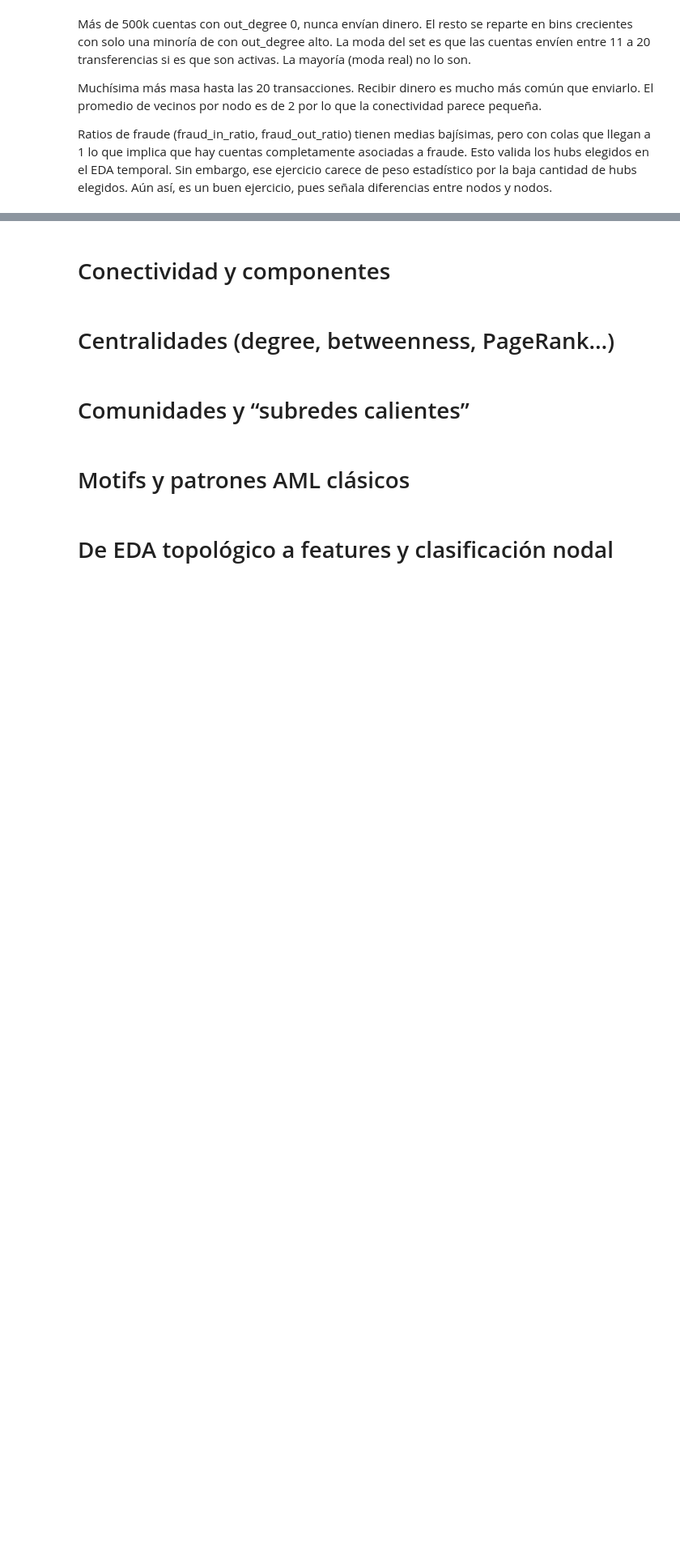
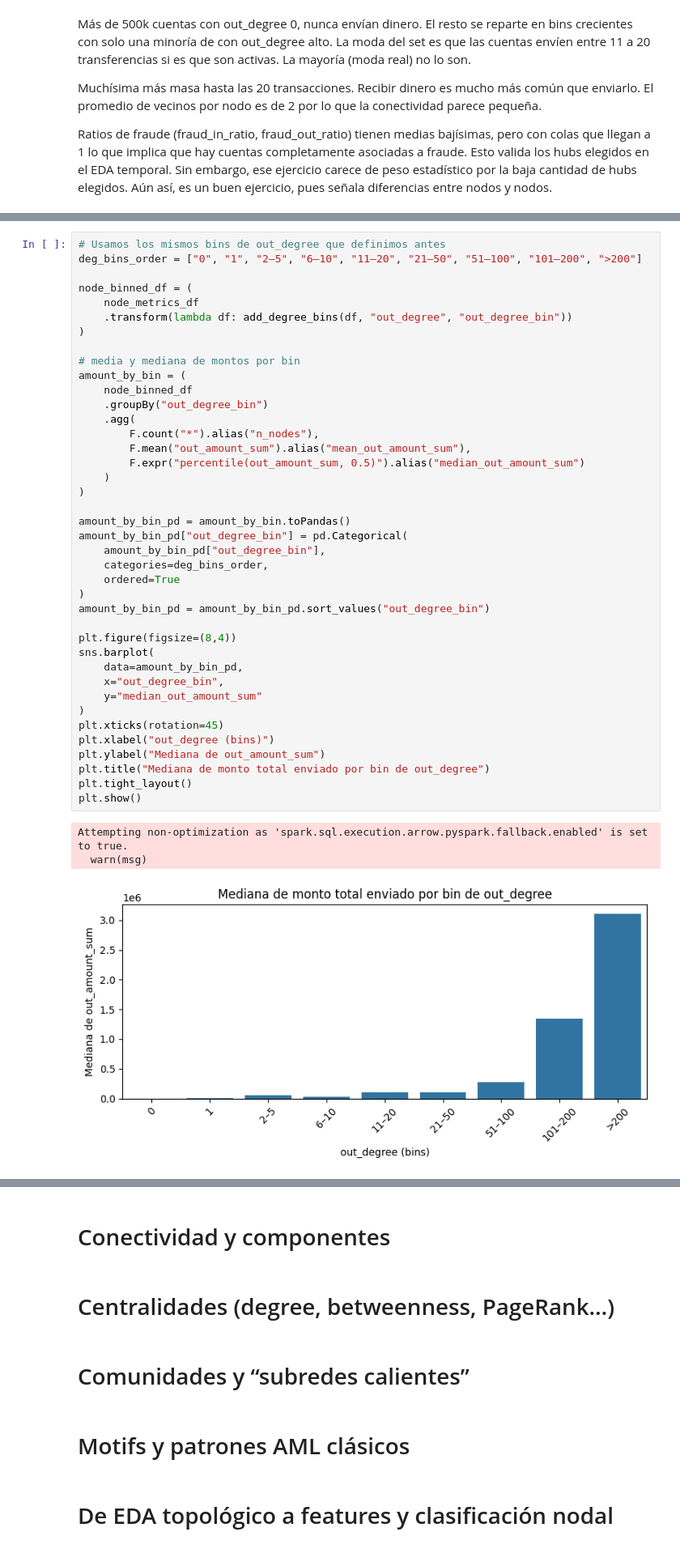
Before and after one commit to IngElecPuc/KaggleChallenges, a Jupyter notebook: Anti Money Laundering Transaction Data/EDA Topológico.ipynb, the cells around one changed output, grey strips where cells are left out. Shown: that part at 81% size. Cells and saved outputs as stored; diff of their text form; blank space fills up the shorter version.

```diff
--- a/Anti Money Laundering Transaction Data/EDA Topológico.ipynb
+++ b/Anti Money Laundering Transaction Data/EDA Topológico.ipynb
@@ -464,0 +569,44 @@ Ratios de fraude (fraud_in_ratio, fraud_out_ratio) tienen medias bajísimas, per
+# %%
+# Usamos los mismos bins de out_degree que definimos antes
+deg_bins_order = ["0", "1", "2–5", "6–10", "11–20", "21–50", "51–100", "101–200", ">200"]
+
+node_binned_df = (
+    node_metrics_df
+    .transform(lambda df: add_degree_bins(df, "out_degree", "out_degree_bin"))
+)
+
+# media y mediana de montos por bin
+amount_by_bin = (
+    node_binned_df
+    .groupBy("out_degree_bin")
+    .agg(
+        F.count("*").alias("n_nodes"),
+        F.mean("out_amount_sum").alias("mean_out_amount_sum"),
+        F.expr("percentile(out_amount_sum, 0.5)").alias("median_out_amount_sum")
+    )
+)
+
+amount_by_bin_pd = amount_by_bin.toPandas()
+amount_by_bin_pd["out_degree_bin"] = pd.Categorical(
+    amount_by_bin_pd["out_degree_bin"],
+    categories=deg_bins_order,
+    ordered=True
+)
+amount_by_bin_pd = amount_by_bin_pd.sort_values("out_degree_bin")
+
+plt.figure(figsize=(8,4))
+sns.barplot(
+    data=amount_by_bin_pd,
+    x="out_degree_bin",
+    y="median_out_amount_sum"
+)
+plt.xticks(rotation=45)
+plt.xlabel("out_degree (bins)")
+plt.ylabel("Mediana de out_amount_sum")
+plt.title("Mediana de monto total enviado por bin de out_degree")
+plt.tight_layout()
+plt.show()
+# %% [output]
+Attempting non-optimization as 'spark.sql.execution.arrow.pyspark.fallback.enabled' is set to true.
+  warn(msg)
+[figure, added]
```
Also changed, not shown: parts of 14 cells of this notebook.
